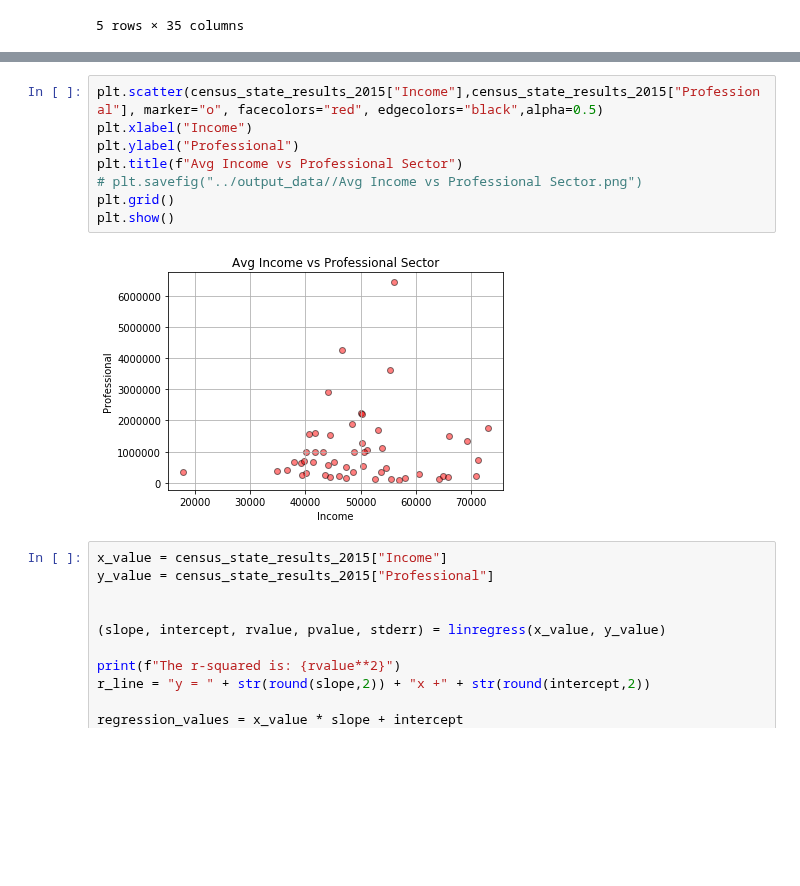
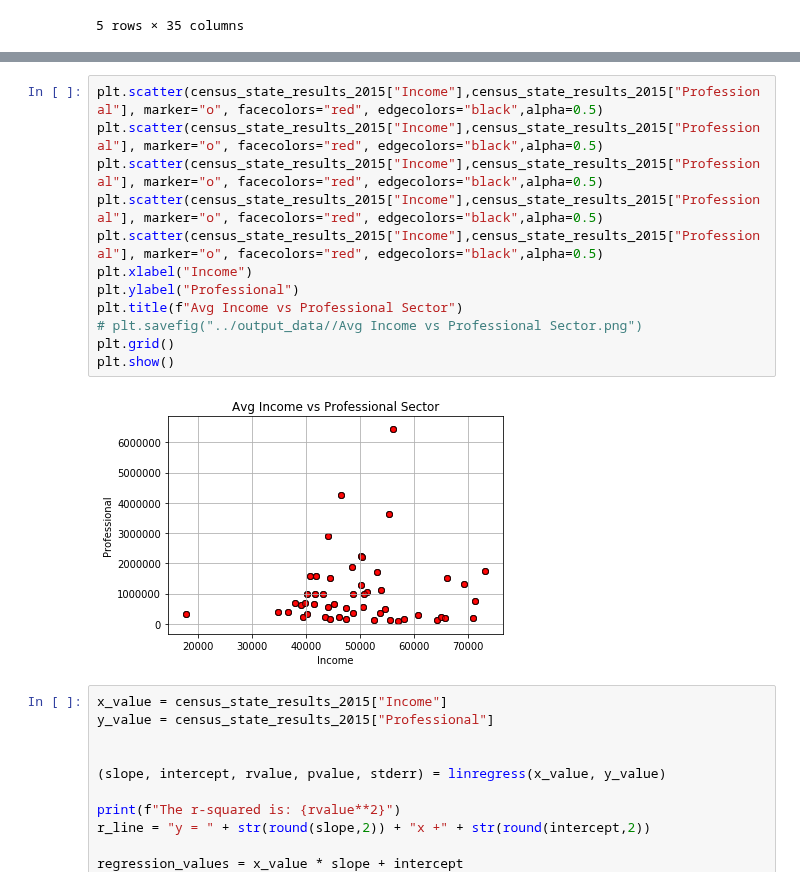
Before and after one commit to charlim26/censusproject, a Jupyter notebook: 2015_State_Census_Data.ipynb, the cells around one changed output, grey strips where cells are left out. Cells and saved outputs as stored; diff of their text form; blank space fills up the shorter version.

```diff
--- a/2015_State_Census_Data.ipynb
+++ b/2015_State_Census_Data.ipynb
@@ -96,13 +122,17 @@ state_summary_2015_df .style.format({"Total Pop":"{:,}",
 # %%
+plt.scatter(census_state_results_2015["Income"],census_state_results_2015["Professional"], marker="o", facecolors="red", edgecolors="black",alpha=0.5)
+plt.scatter(census_state_results_2015["Income"],census_state_results_2015["Professional"], marker="o", facecolors="red", edgecolors="black",alpha=0.5)
+plt.scatter(census_state_results_2015["Income"],census_state_results_2015["Professional"], marker="o", facecolors="red", edgecolors="black",alpha=0.5)
+plt.scatter(census_state_results_2015["Income"],census_state_results_2015["Professional"], marker="o", facecolors="red", edgecolors="black",alpha=0.5)
 plt.scatter(census_state_results_2015["Income"],census_state_results_2015["Professional"], marker="o", facecolors="red", edgecolors="black",alpha=0.5)
 plt.xlabel("Income")
 plt.ylabel("Professional")
 plt.title(f"Avg Income vs Professional Sector")
 # plt.savefig("../output_data//Avg Income vs Professional Sector.png")
 plt.grid()
 plt.show()
 # %% [output]
-[figure, old version]
+[figure, new version]
 # %%
 x_value = census_state_results_2015["Income"]
 y_value = census_state_results_2015["Professional"]
```
Also changed, not shown: parts of 3 cells of this notebook, 1 other file.
